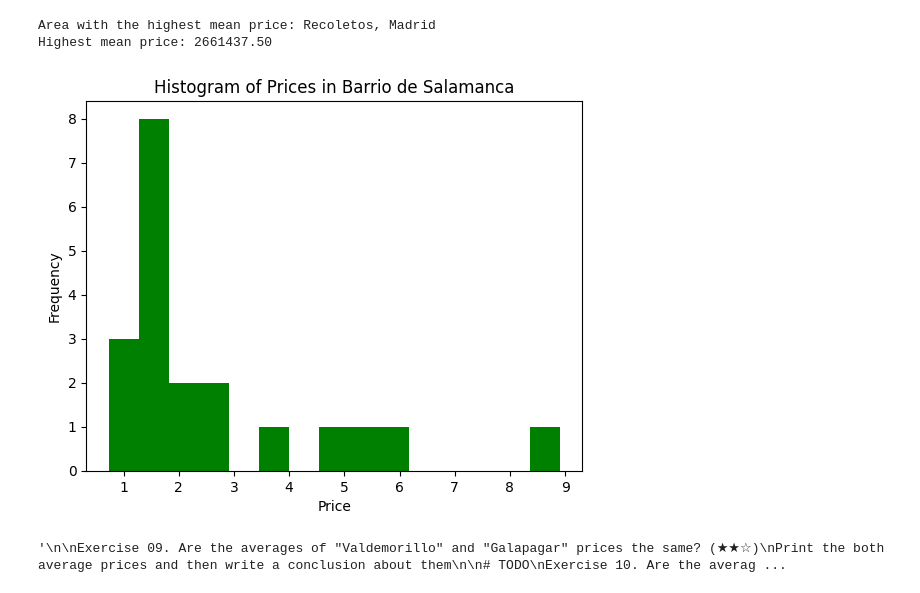
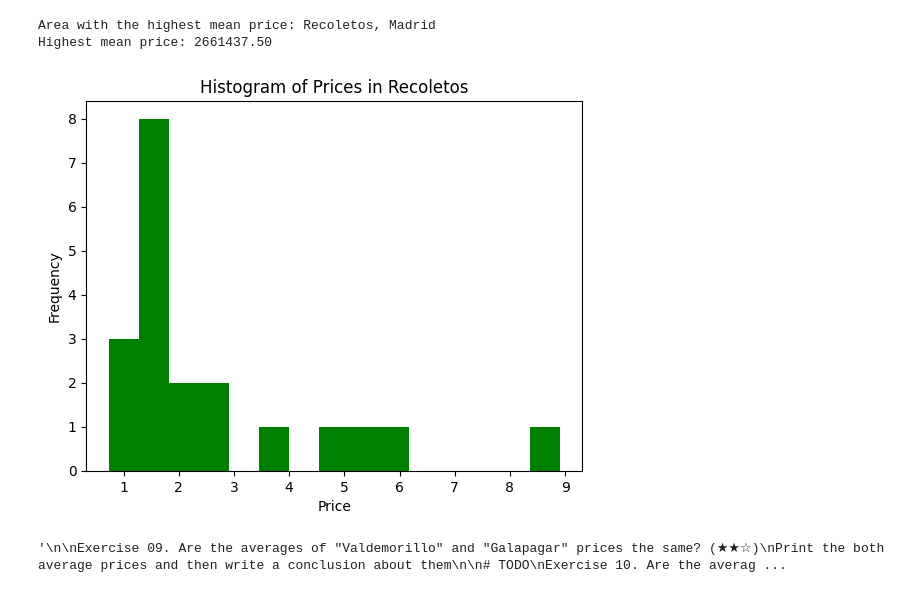
Before and after one commit to Rukawuba/Mad_Real, a Jupyter notebook: Madrid.ipynb, the cells around one changed output. Saved outputs shown, nothing was run; the diff lists cells and outputs as text; code cells hidden in the pictures.

```diff
--- a/Madrid.ipynb
+++ b/Madrid.ipynb
@@ -376,17 +376,17 @@ Highest mean price: 2661437.50
 # %%
 Recoletos_prices = ds[ds['address'] == 'Recoletos, Madrid']['price']/ 1000000
 
 #The most expensive area. by mean..
 
 
 # Rest of your code to create the histogram
 plt.hist(Recoletos_prices, bins=15, color='green')
 plt.xlabel('Price')
 plt.ylabel('Frequency')
-plt.title('Histogram of Prices in Barrio de Salamanca')
+plt.title('Histogram of Prices in Recoletos')
 plt.show()
 # %% [output]
-[figure, old version]
+[figure, new version]
 # %%
 '''
 
```
